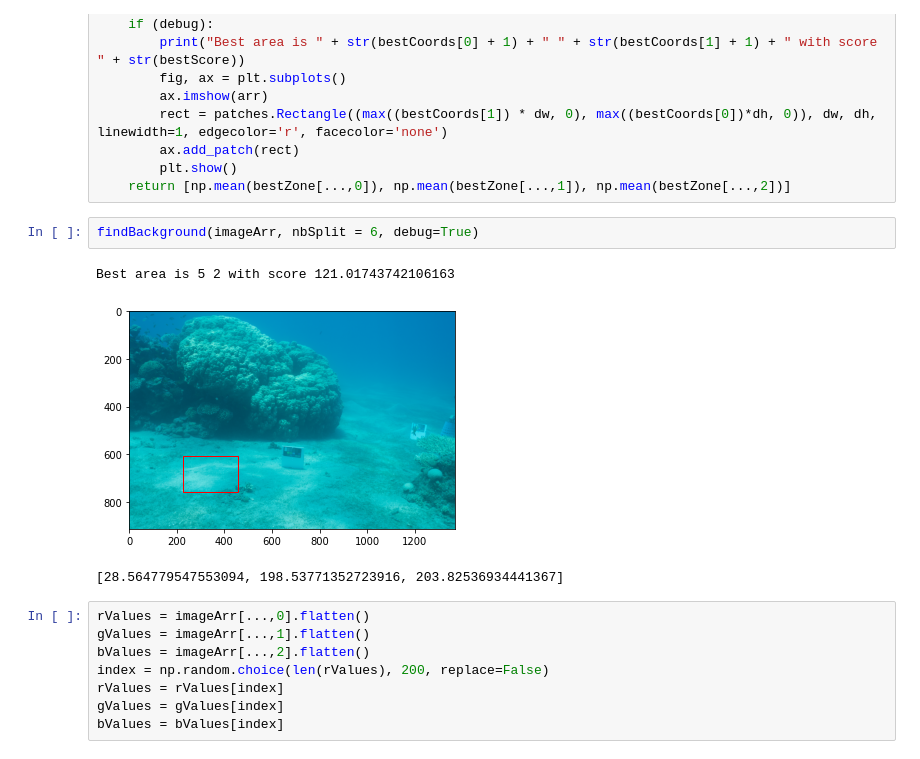
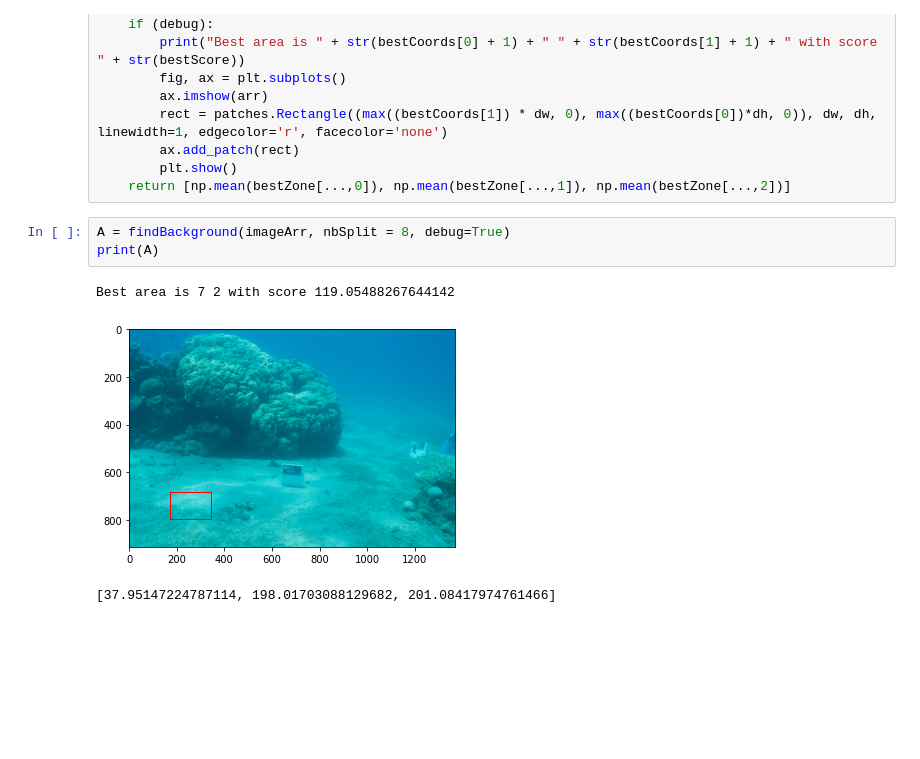
Before and after one commit to Nyacreeps/project-tifo, a Jupyter notebook: src/Test.ipynb, the cells around one changed output. Drawn from its saved outputs; the diff is of its cells as text; blank space fills up the shorter version.

```diff
--- a/src/Test.ipynb
+++ b/src/Test.ipynb
@@ -140,16 +140,9 @@ def findBackground(arr, nbSplit = 4, debug=False):
         plt.show()
     return [np.mean(bestZone[...,0]), np.mean(bestZone[...,1]), np.mean(bestZone[...,2])]
 # %%
-findBackground(imageArr, nbSplit = 6, debug=True)
+A = findBackground(imageArr, nbSplit = 8, debug=True)
+print(A)
 # %% [output]
-Best area is 5 2 with score 121.01743742106163
+Best area is 7 2 with score 119.05488267644142
-[figure, old version]
+[figure, new version]
-[28.564779547553094, 198.53771352723916, 203.82536934441367]
+[37.95147224787114, 198.01703088129682, 201.08417974761466]
-# %%
-rValues = imageArr[...,0].flatten()
-gValues = imageArr[...,1].flatten()
-bValues = imageArr[...,2].flatten()
-index = np.random.choice(len(rValues), 200, replace=False)
-rValues = rValues[index]
-gValues = gValues[index]
-bValues = bValues[index]
```
Also changed, not shown: parts of 9 cells of this notebook.
